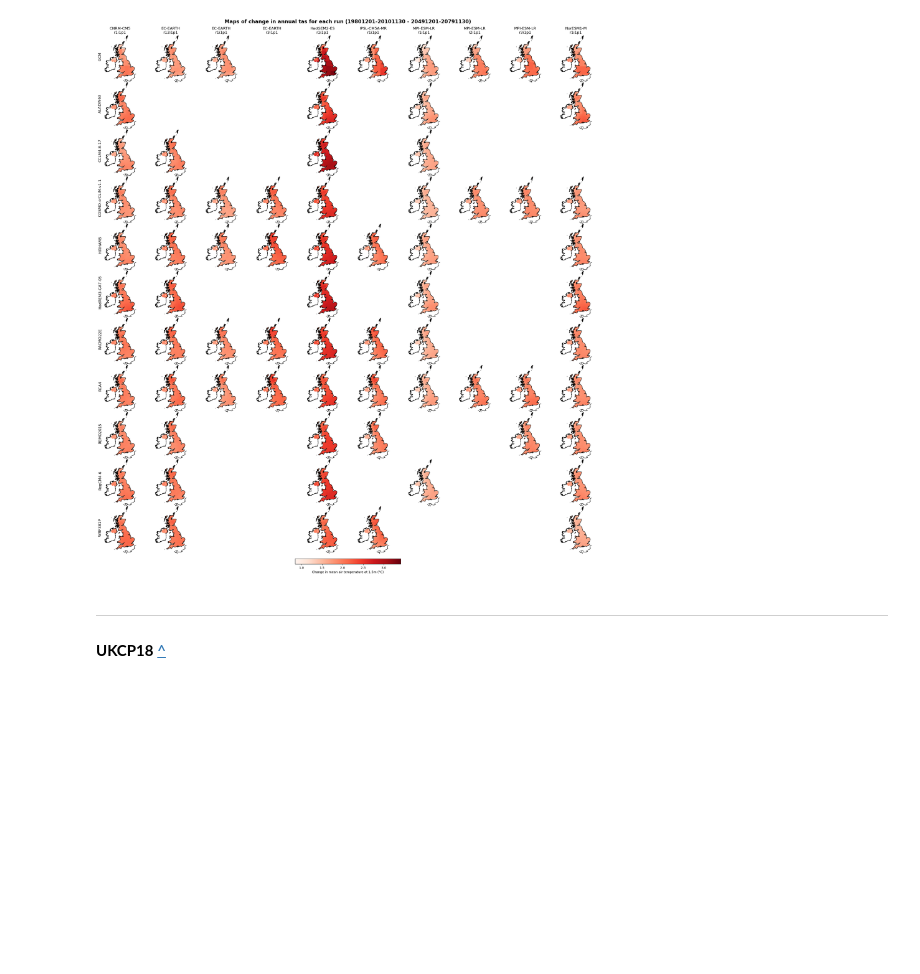
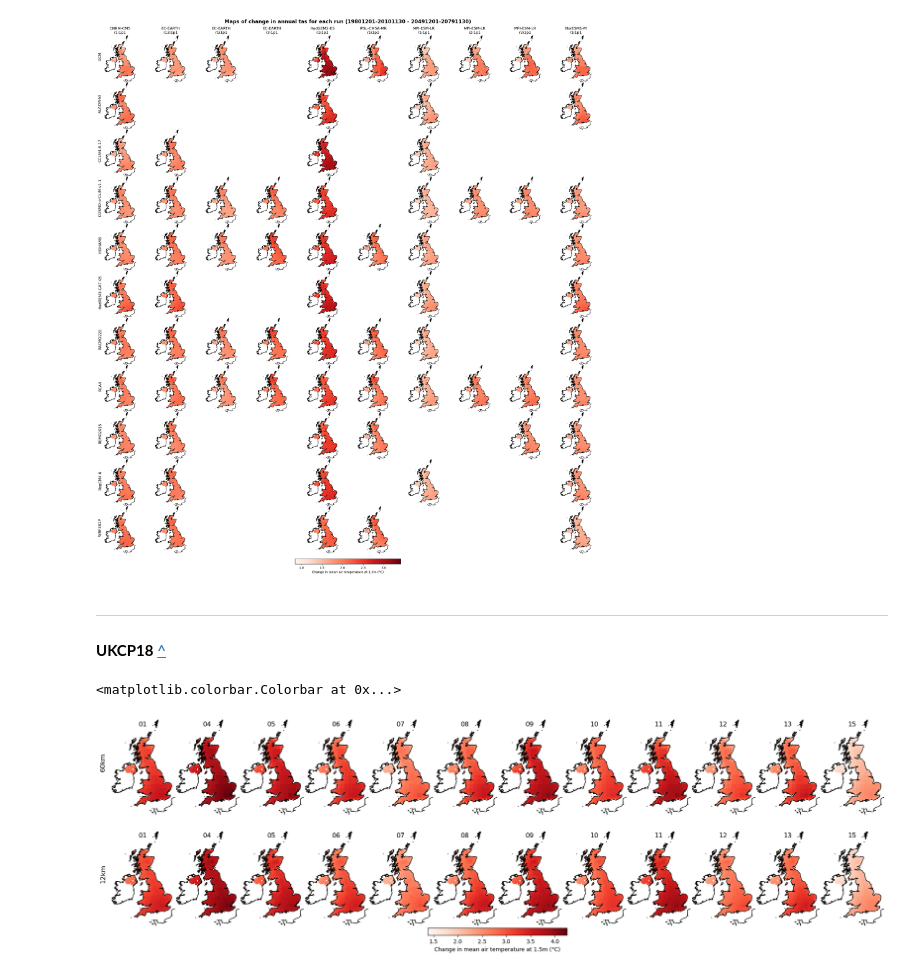
Before and after one commit to clairbarnes/plot-explorer-binder, a Jupyter notebook: maps-of-ensemble-members.ipynb, the cells around one changed output. Saved outputs shown, nothing was run; the diff lists cells and outputs as text; code cells hidden in the pictures; blank space fills up the shorter version.

```diff
--- a/maps-of-ensemble-members.ipynb
+++ b/maps-of-ensemble-members.ipynb
@@ -180,0 +186,53 @@ Text(0.5, 1.03, 'Maps of change in annual tas for each run (19801201-20101130 -
+# %%
+# set number of rows depending on whether 60km runs are available
+k60 = int("60km" in da.resolution)
+
+# get range of values for colourbar, fix colour map
+vlims = vrange(da)
+cmap = fix_cmap(var_cv[da.name]["cmap"], **vlims)
+
+# construct plot title & label for colour bar
+if da.period == "19890101-20081231":
+    cbar_label = "Bias in " + lc(var_cv[da.name]["plot_label"])
+    plot_title = "Maps of bias in "+da.season.values[0]+" "+da.name+" for each run ("+da.period.values[0]+")"
+elif da.period == "19801201-20101130":
+    cbar_label = var_cv[da.name]["plot_label"]
+    plot_title = "Maps of "+da.season.values[0]+" "+da.name+" for each run ("+da.period.values[0]+")"
+else:
+    cbar_label = "Change in " + lc(var_cv[da.name]["plot_label"])
+    plot_title = "Maps of change in "+da.season.values[0]+" "+da.name+" for each run (19801201-20101130 - "+da.period.values[0]+")"
+# %%
+fig, axs = plt.subplots(ncols = 12, nrows = 1+k60, figsize = (20,3 * (1+k60)), sharex = True, sharey = True,
+                        subplot_kw = { "projection" : crs_osgb}, dpi= 100, facecolor='w', edgecolor='k')
+fig.subplots_adjust(hspace = 0, wspace = 0, top = 1, left = 0.01, right = 0.99, bottom = 0.02)
+
+# remove all axes & set spatial extent
+for axz in fig.axes:
+    axz.set_extent((-2e5, 7e5, -1e5, 12.2e5), crs = crs_osgb)
+    axz.set_axis_off()
+
+# draw 60km runs, if available
+if "60km" in da.resolution:
+    for i in range(12):
+        ax = axs[0,i]
+        (da.sel(resolution = "60km").isel(run = i)).plot(ax = ax, add_colorbar = False, **vlims, cmap = cmap)
+        ax.set_title(da.run.values[i], y = 0.9)
+        ax.coastlines()
+
+    # add row label
+    axs[0,0].text(-0.07, 0.55, "60km", va='bottom', ha='center', rotation='vertical', rotation_mode='anchor', transform = axs[0,0].transAxes, fontsize = "large")
+
+# draw 12km runs
+for i in range(12):
+    ax = axs[k60,i]
+    cbar = da.sel(resolution = "12km").isel(run = i).plot(ax = ax, add_colorbar = False, **vlims, cmap = cmap)
+    ax.set_title(da.run.values[i], y = 0.9)
+    ax.coastlines()
+
+# add row label
+axs[k60,0].text(-0.07, 0.55, "12km", va='bottom', ha='center', rotation='vertical', rotation_mode='anchor', transform = axs[k60,0].transAxes, fontsize = "large")
+
+plt.colorbar(cbar, ax = axs, location = "bottom", fraction = 0.03, pad = 0.01, label = cbar_label)
+# %% [output]
+<matplotlib.colorbar.Colorbar at 0x...>
+[figure, added]
```
Also changed, not shown: parts of 1 cell of this notebook, 1 other file.
